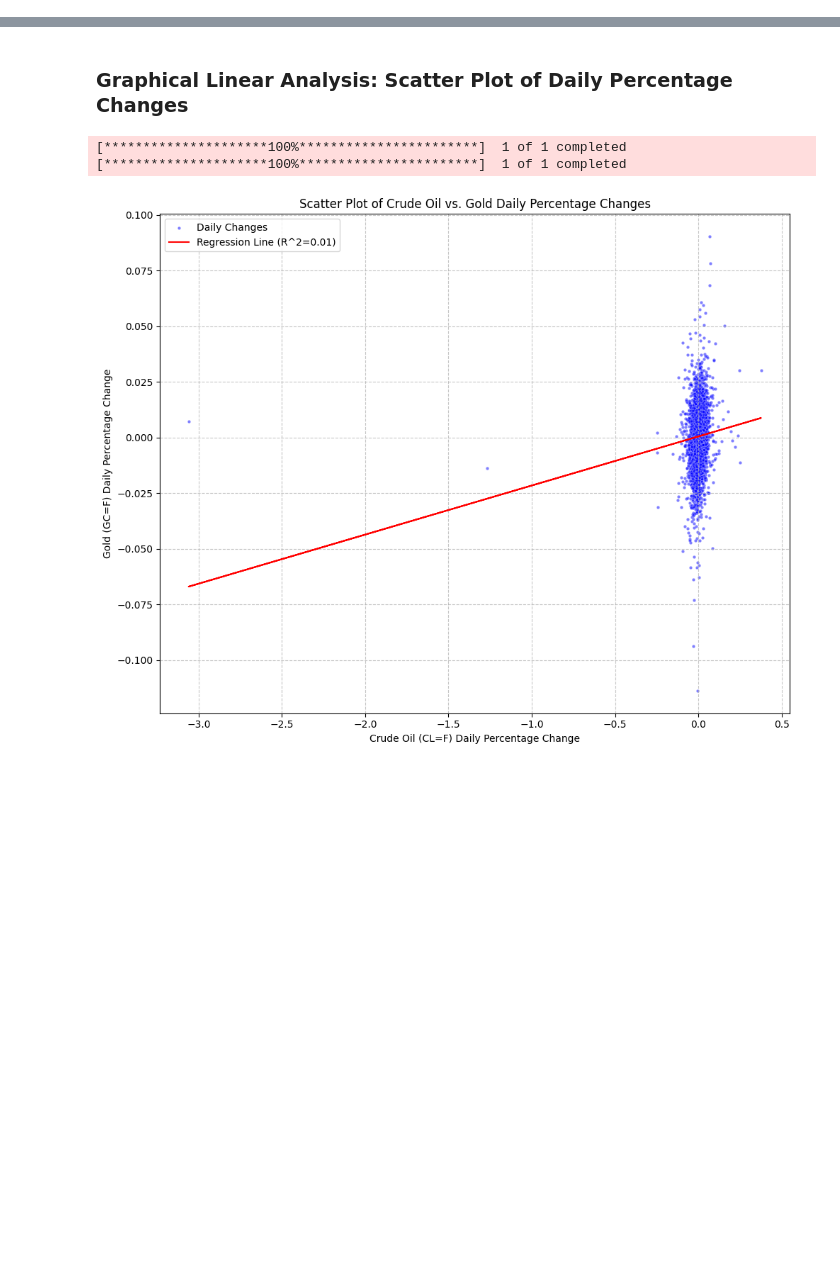
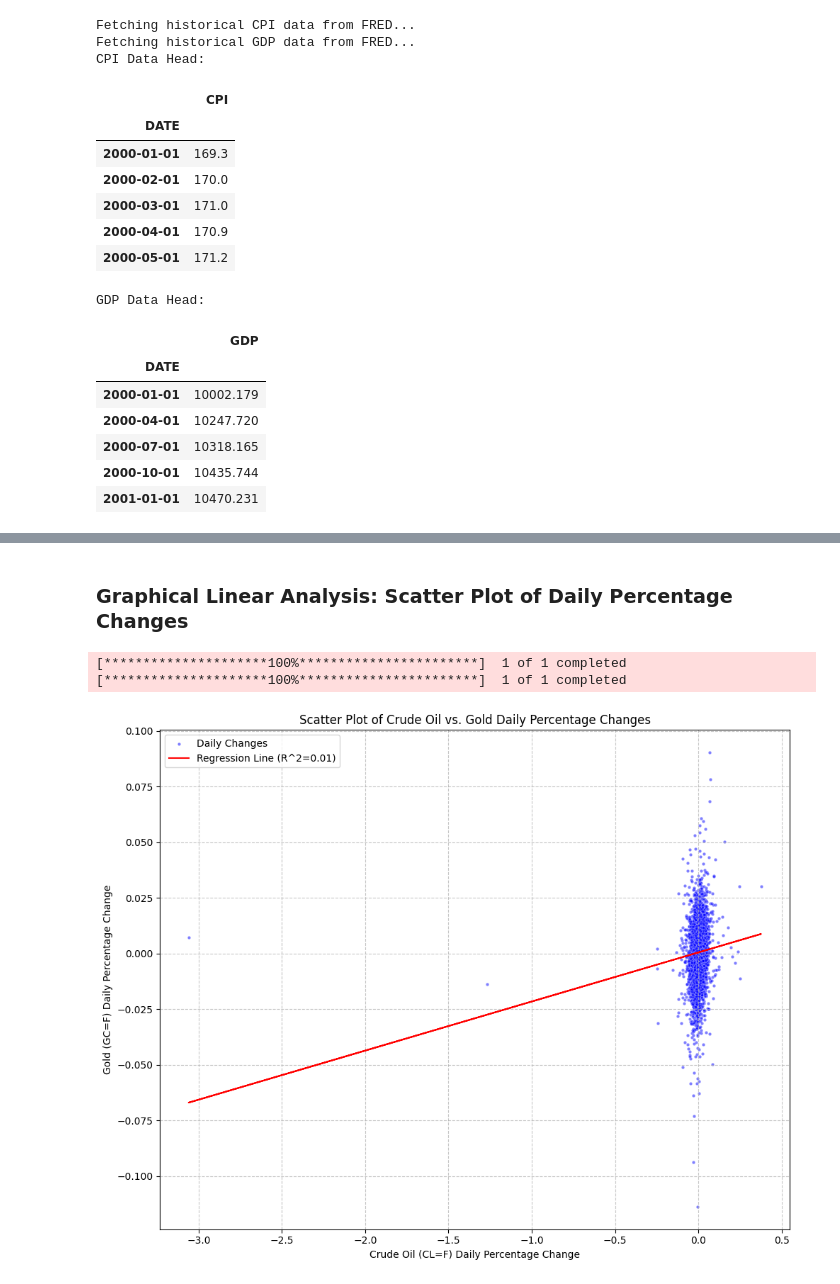
Before and after one commit to GUIVICFISHER/RiskNeutralKernel2026, a Jupyter notebook: STOCK_ANALYZER_EXP_1_ALPACA_CONNECT.ipynb, the cells around one changed output, grey strips where cells are left out. Drawn from its saved outputs; the diff is of its cells as text; code cells hidden in the pictures; blank space fills up the shorter version.

```diff
--- a/STOCK_ANALYZER_EXP_1_ALPACA_CONNECT.ipynb
+++ b/STOCK_ANALYZER_EXP_1_ALPACA_CONNECT.ipynb
@@ -2,0 +131,42 @@
+# %%
+import pandas_datareader as pdr
+import datetime
+
+# Define the start and end dates for fetching data
+# We'll use a broad range to cover the commodity data period
+start_date = datetime.datetime(2000, 1, 1)
+end_date = datetime.datetime.now()
+
+print("Fetching historical CPI data from FRED...")
+# Fetch Consumer Price Index (CPI) data (e.g., CPI for All Urban Consumers, All Items, Seasonally Adjusted)
+cpi_data = pdr.get_data_fred('CPIAUCSL', start=start_date, end=end_date)
+cpi_data.rename(columns={'CPIAUCSL': 'CPI'}, inplace=True)
+
+print("Fetching historical GDP data from FRED...")
+# Fetch Gross Domestic Product (GDP) data (e.g., Gross Domestic Product, Seasonally Adjusted Annual Rate)
+gdp_data = pdr.get_data_fred('GDP', start=start_date, end=end_date)
+
+print("CPI Data Head:")
+display(cpi_data.head())
+
+print("\nGDP Data Head:")
+display(gdp_data.head())
+# %% [output]
+Fetching historical CPI data from FRED...
+Fetching historical GDP data from FRED...
+CPI Data Head:
+|  | CPI |
+| DATE |  |
+| 2000-01-01 | 169.3 |
+| 2000-02-01 | 170.0 |
+| 2000-03-01 | 171.0 |
+| 2000-04-01 | 170.9 |
+| 2000-05-01 | 171.2 |
+GDP Data Head:
+|  | GDP |
+| DATE |  |
+| 2000-01-01 | 10002.179 |
+| 2000-04-01 | 10247.720 |
+| 2000-07-01 | 10318.165 |
+| 2000-10-01 | 10435.744 |
+| 2001-01-01 | 10470.231 |
```
Also changed, not shown: parts of 4 cells of this notebook.
